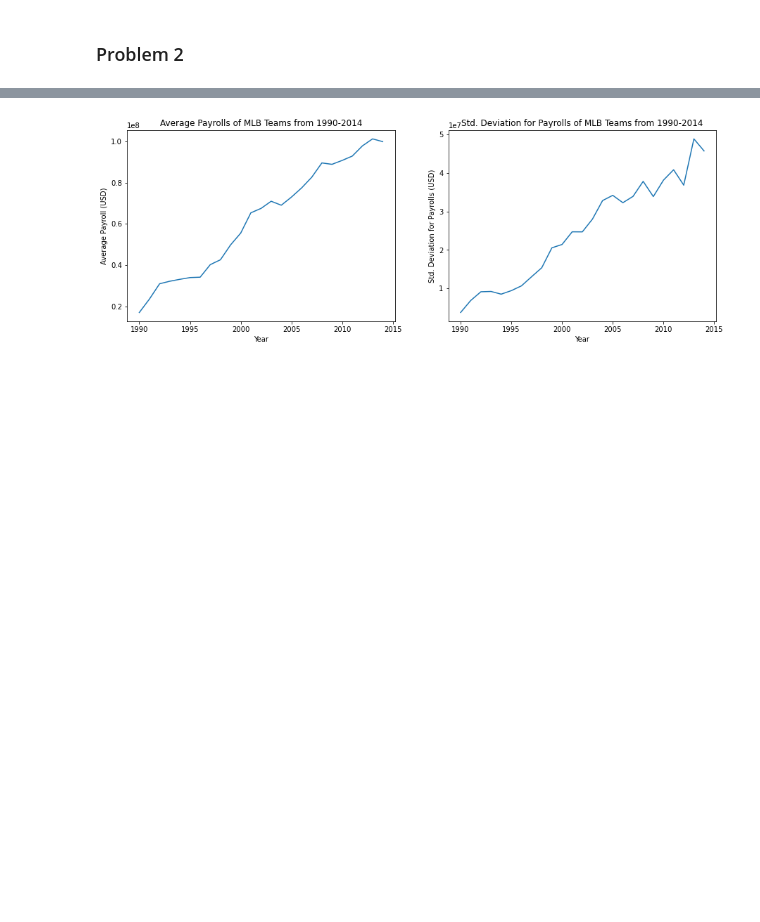
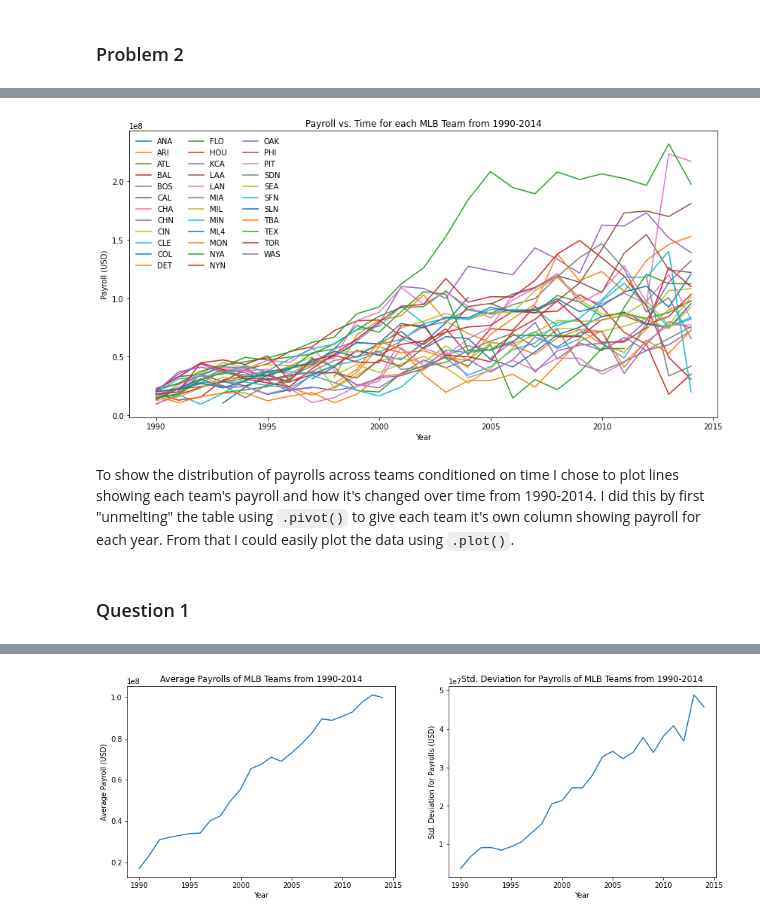
Before and after one commit to jpdevito/cmsc320, a Jupyter notebook: Project 2.ipynb, the cells around one changed output, grey strips where cells are left out. Saved outputs shown, nothing was run; the diff lists cells and outputs as text; code cells hidden in the pictures; blank space fills up the shorter version.

```diff
--- a/Project 2.ipynb
+++ b/Project 2.ipynb
@@ -90,0 +68,6 @@ payrolls
+# %%
+# organizes dataframe for analyzing payrolls
+payrolls = teams.drop(teams.columns.difference(["yearID", "teamID", "payroll"]), 1).set_index("yearID")
+
+# removes years before 1985-1989, we're only looking at 1990-2014
+payrolls = payrolls.drop(index=[1985, 1986, 1987, 1988, 1989])
@@ -90,0 +91,3 @@ payrolls
+# %%
+# "unmelts"; creates a seperate column for each team, index is still YearID
+payrolls_team_cols = payrolls.pivot(columns="teamID")
@@ -90,0 +120,17 @@ payrolls
+# %%
+# removes "payroll" from column names for cleaner legend when plotted
+payrolls_team_cols.columns = payrolls_team_cols.columns.droplevel()
+# %%
+# plots the data
+fig, axes = plt.subplots(nrows=1, ncols=1, figsize=(14, 7))
+payrolls_team_cols.plot(ax=axes, title = "Payroll vs. Time for each MLB Team from 1990-2014")
+plt.setp(axes, xlabel="Year", ylabel="Payroll (USD)")
+
+# customizes legend
+_ = axes.legend(frameon=False, loc='upper left', ncol=3)
+# %% [output]
+[figure, added]
+# %% [markdown]
+To show the distribution of payrolls across teams conditioned on time I chose to plot lines showing each team's payroll and how it's changed over time from 1990-2014. I did this by first "unmelting" the table using `.pivot()` to give each team it's own column showing payroll for each year. From that I could easily plot the data using `.plot()`.
+# %% [markdown]
+### Question 1
```
Also changed, not shown: parts of 14 cells of this notebook.
